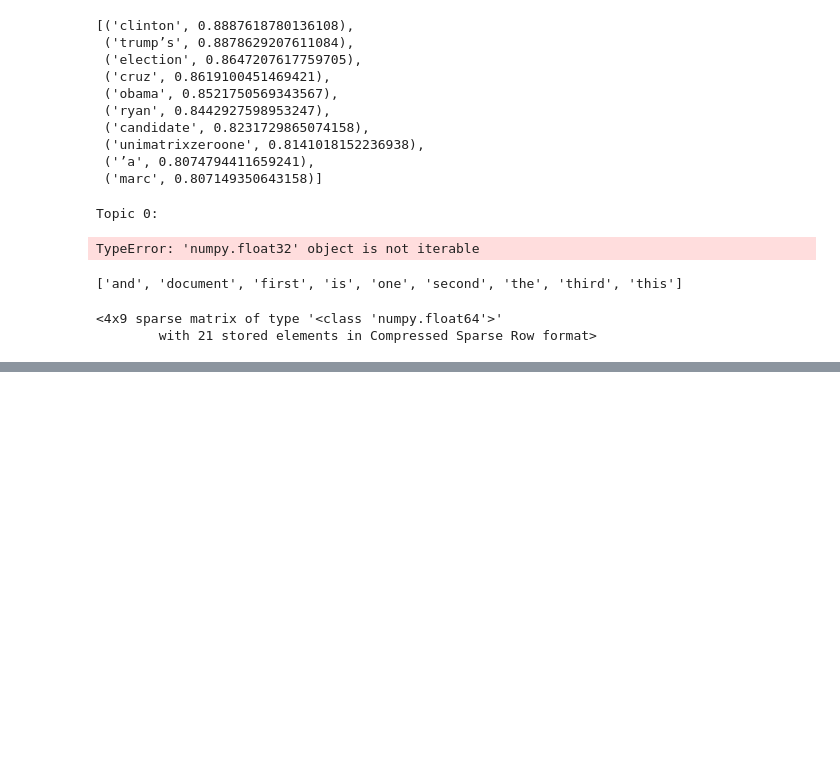
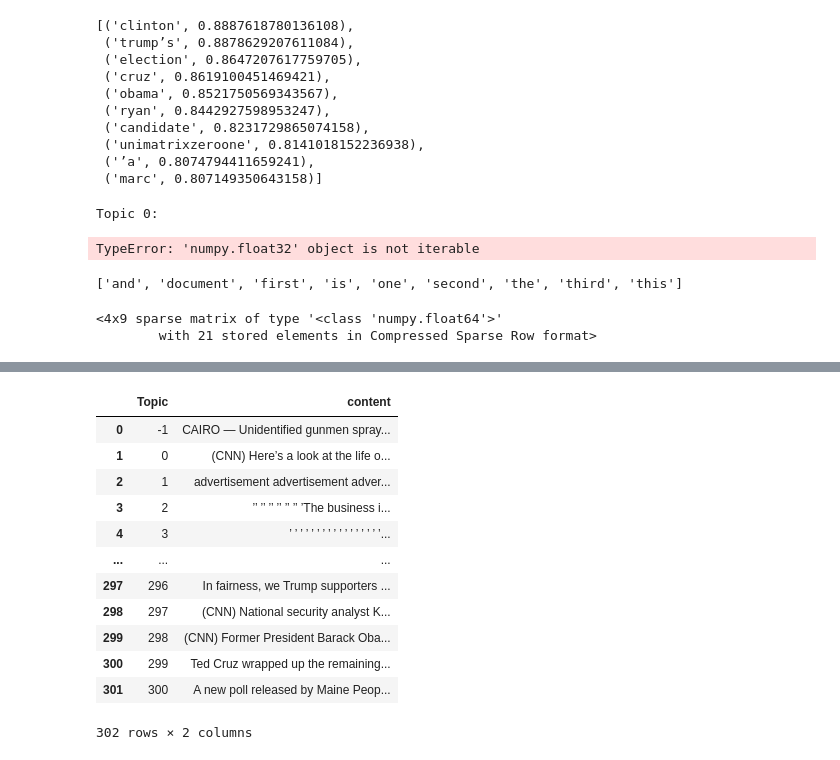
Before and after one commit to archifreitas/big_picture, a Jupyter notebook: notebooks/calem.ipynb, the cells around one changed output, grey strips where cells are left out. Cells and saved outputs as stored; diff of their text form; code cells hidden in the pictures; blank space fills up the shorter version.

```diff
--- a/notebooks/calem.ipynb
+++ b/notebooks/calem.ipynb
@@ -183,0 +255,16 @@ X
+# %%
+docs_per_topic
+# %% [output]
+|  | Topic | content |
+| 0 | -1 | CAIRO — Unidentified gunmen spray... |
+| 1 | 0 | (CNN) Here’s a look at the life o... |
+| 2 | 1 | advertisement advertisement adver... |
+| 3 | 2 | ’’ ’’ ’’ ’’ ’’ ’’ ’The business i... |
+| 4 | 3 | ’ ’ ’ ’ ’ ’ ’ ’ ’ ’ ’ ’ ’ ’ ’ ’ ’... |
+| ... | ... | ... |
+| 297 | 296 | In fairness, we Trump supporters ... |
+| 298 | 297 | (CNN) National security analyst K... |
+| 299 | 298 | (CNN) Former President Barack Oba... |
+| 300 | 299 | Ted Cruz wrapped up the remaining... |
+| 301 | 300 | A new poll released by Maine Peop... |
+302 rows × 2 columns
```
Also changed, not shown: parts of 20 cells of this notebook, 2 other files.
